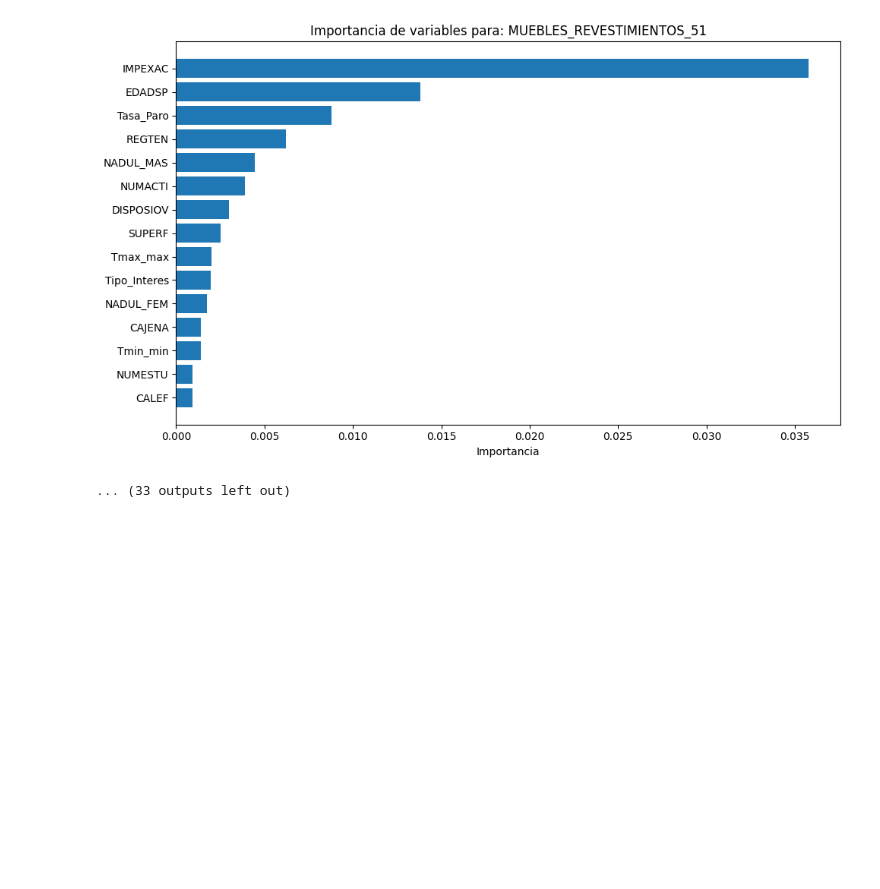
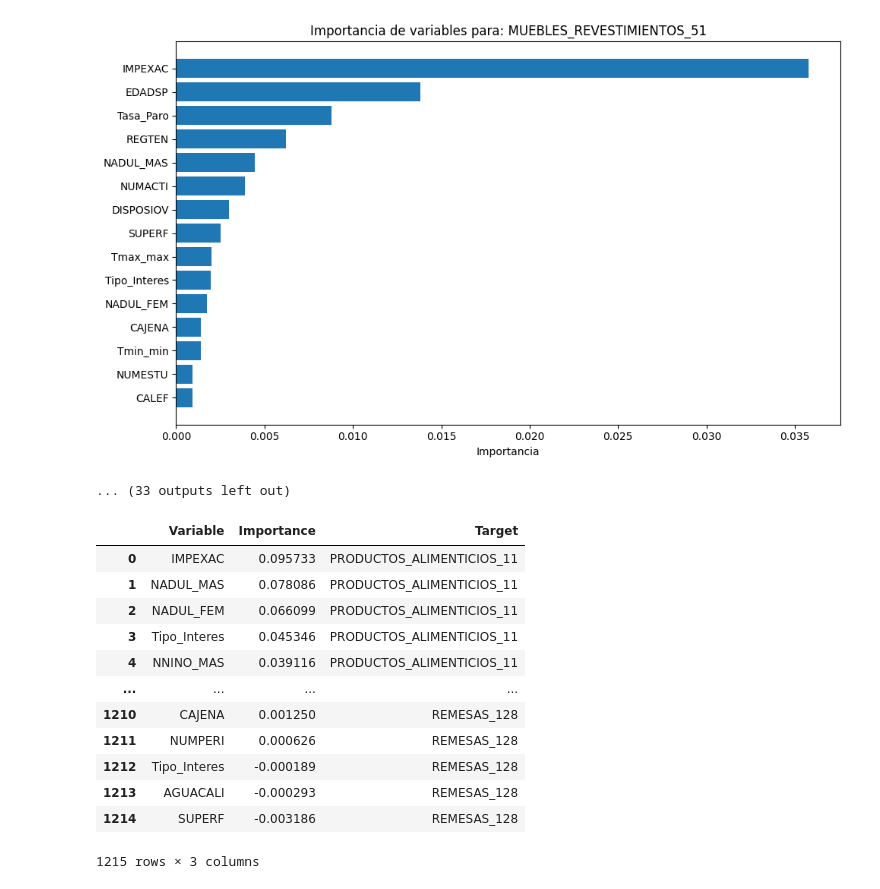
Before and after one commit to rauulrivero/ExpenseAnalysis, a Jupyter notebook: notebooks/sensivity_analysis/sensitivity_analysis_no_lineal.ipynb, the cells around one changed output. Drawn from its saved outputs; the diff is of its cells as text; code cells hidden in the pictures; blank space fills up the shorter version.

```diff
--- a/notebooks/sensivity_analysis/sensitivity_analysis_no_lineal.ipynb
+++ b/notebooks/sensivity_analysis/sensitivity_analysis_no_lineal.ipynb
@@ -252,0 +259,16 @@ plot_feature_importances_by_target(mlp_importances_df)
+# %%
+mlp_importances_df
+# %% [output]
+|  | Variable | Importance | Target |
+| 0 | IMPEXAC | 0.095733 | PRODUCTOS_ALIMENTICIOS_11 |
+| 1 | NADUL_MAS | 0.078086 | PRODUCTOS_ALIMENTICIOS_11 |
+| 2 | NADUL_FEM | 0.066099 | PRODUCTOS_ALIMENTICIOS_11 |
+| 3 | Tipo_Interes | 0.045346 | PRODUCTOS_ALIMENTICIOS_11 |
+| 4 | NNINO_MAS | 0.039116 | PRODUCTOS_ALIMENTICIOS_11 |
+| ... | ... | ... | ... |
+| 1210 | CAJENA | 0.001250 | REMESAS_128 |
+| 1211 | NUMPERI | 0.000626 | REMESAS_128 |
+| 1212 | Tipo_Interes | -0.000189 | REMESAS_128 |
+| 1213 | AGUACALI | -0.000293 | REMESAS_128 |
+| 1214 | SUPERF | -0.003186 | REMESAS_128 |
+1215 rows × 3 columns
```
Also changed, not shown: parts of 3 cells of this notebook, 1 other file.
